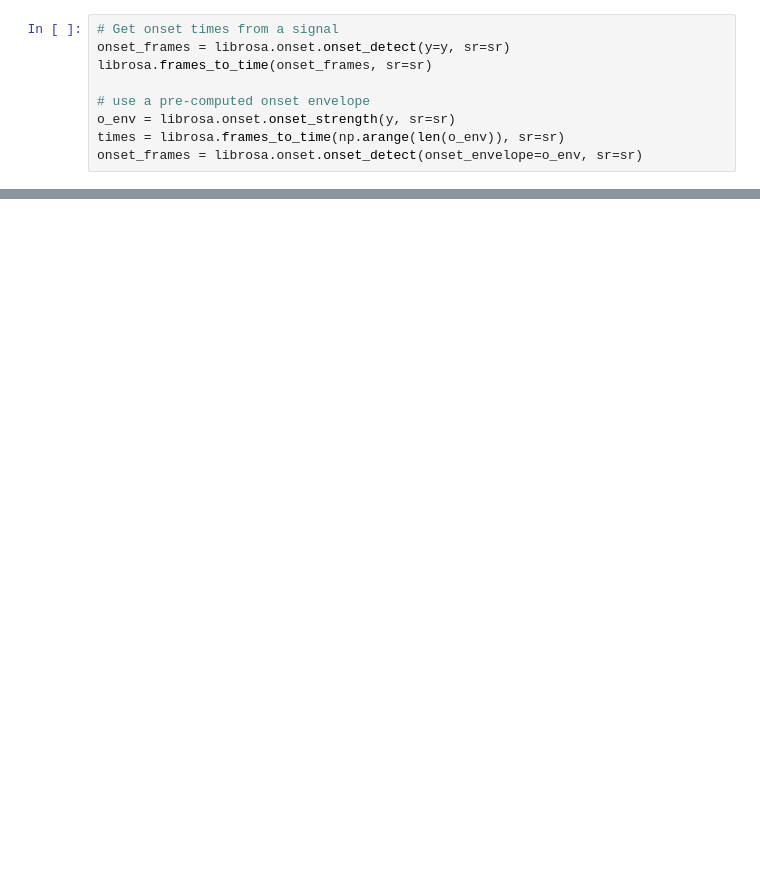
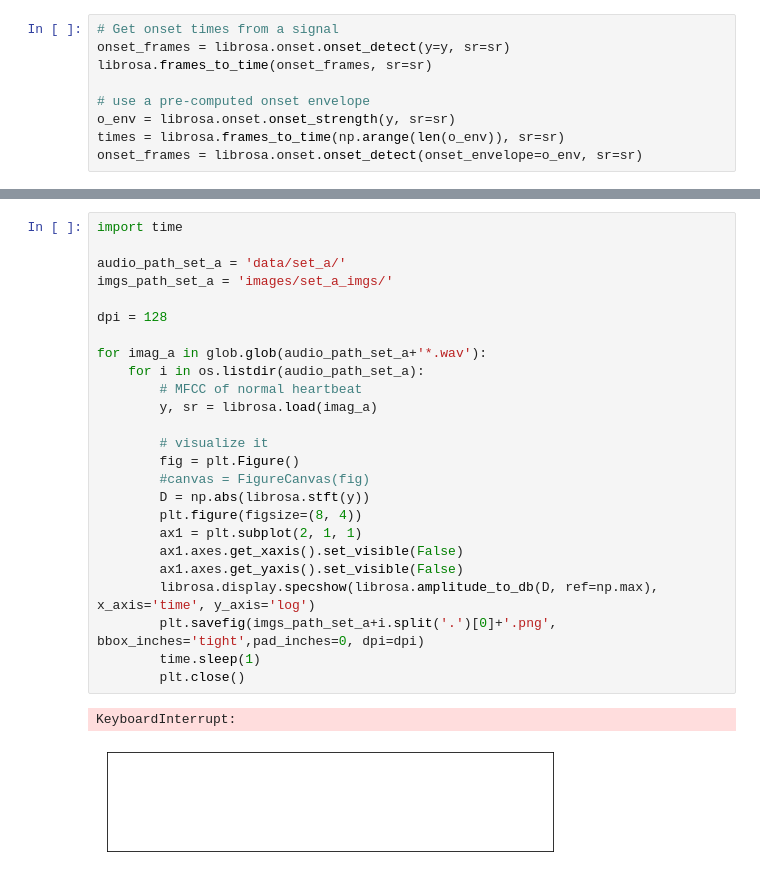
Before and after one commit to kit57/heartbeat_classification, a Jupyter notebook: Data_exploration.ipynb, the cells around one changed output, grey strips where cells are left out. Drawn from its saved outputs; the diff is of its cells as text; blank space fills up the shorter version.

```diff
--- a/Data_exploration.ipynb
+++ b/Data_exploration.ipynb
@@ -212,0 +302,28 @@ plt.legend(frameon=True, framealpha=0.75)
+# %%
+import time
+
+audio_path_set_a = 'data/set_a/'
+imgs_path_set_a = 'images/set_a_imgs/'
+
+dpi = 128
+
+for imag_a in glob.glob(audio_path_set_a+'*.wav'):
+    for i in os.listdir(audio_path_set_a):
+        # MFCC of normal heartbeat
+        y, sr = librosa.load(imag_a)
+
+        # visualize it
+        fig = plt.Figure()
+        #canvas = FigureCanvas(fig)
+        D = np.abs(librosa.stft(y))
+        plt.figure(figsize=(8, 4))
+        ax1 = plt.subplot(2, 1, 1)
+        ax1.axes.get_xaxis().set_visible(False)
+        ax1.axes.get_yaxis().set_visible(False)
+        librosa.display.specshow(librosa.amplitude_to_db(D, ref=np.max), x_axis='time', y_axis='log')
+        plt.savefig(imgs_path_set_a+i.split('.')[0]+'.png', bbox_inches='tight',pad_inches=0, dpi=dpi)
+        time.sleep(1)
+        plt.close()
+# %% [output]
+KeyboardInterrupt:
+[figure, added]
```
Also changed, not shown: parts of 9 cells of this notebook, 1 other file.
